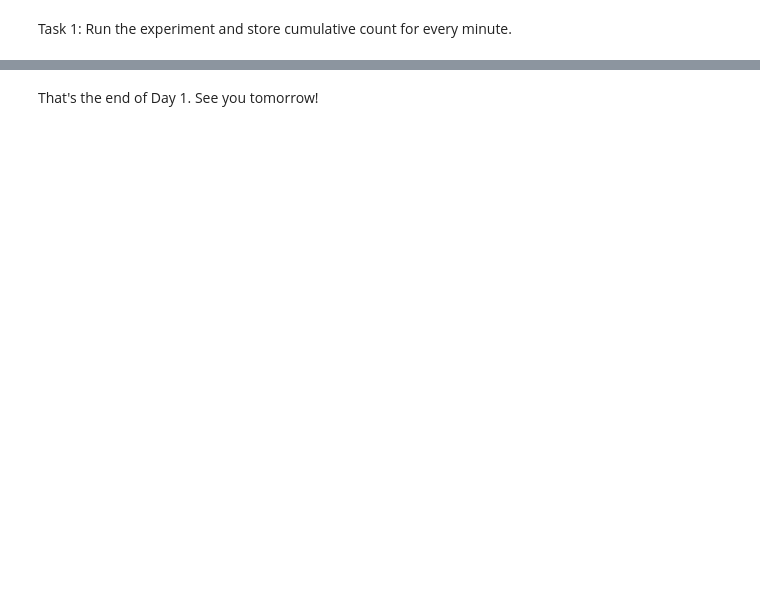
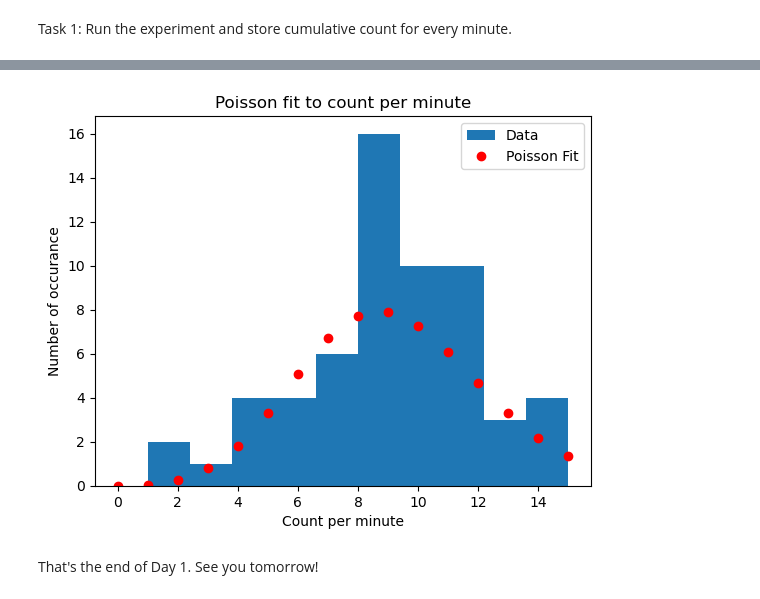
Before and after one commit to Lim1029/Python-Code-Camp, a Jupyter notebook: Day 1 Complete.ipynb, the cells around one changed output, grey strips where cells are left out. Drawn from its saved outputs; the diff is of its cells as text; code cells hidden in the pictures; blank space fills up the shorter version.

```diff
--- a/Day 1 Complete.ipynb
+++ b/Day 1 Complete.ipynb
@@ -453,2 +499,28 @@ Follow up project: Vincent Tee said since neutrino is random process, for the qu
+# %%
+# Let's try to fit with Poisson distribution!
+from scipy.optimize import curve_fit
+from scipy.stats import poisson
+
+entries, bin_edges, patches = plt.hist(count_per_minute_list, label="Data")
+
+count = np.linspace(0, 15, 16)
+nEntries = 60
+
+def fit_function(k, lamb):
+    return poisson.pmf(k, lamb)
+
+# parameters, cov_matrix = curve_fit(fit_function, count, nEntries)
+bin_centers = 0.5 * (bin_edges[1:] + bin_edges[:-1])
+parameters, cov_matrix = curve_fit(fit_function, bin_centers, entries)
+pois = nEntries*fit_function(count, *parameters)
+
+plt.plot(count, pois, "ro", label="Poisson Fit")
+plt.legend()
+plt.ylabel("Number of occurance")
+plt.xlabel("Count per minute")
+plt.title("Poisson fit to count per minute")
+plt.show()
+# %% [output]
+[figure, added]
 # %% [markdown]
 That's the end of Day 1. See you tomorrow!
```
Also changed, not shown: parts of 17 cells of this notebook, 1 other file.
